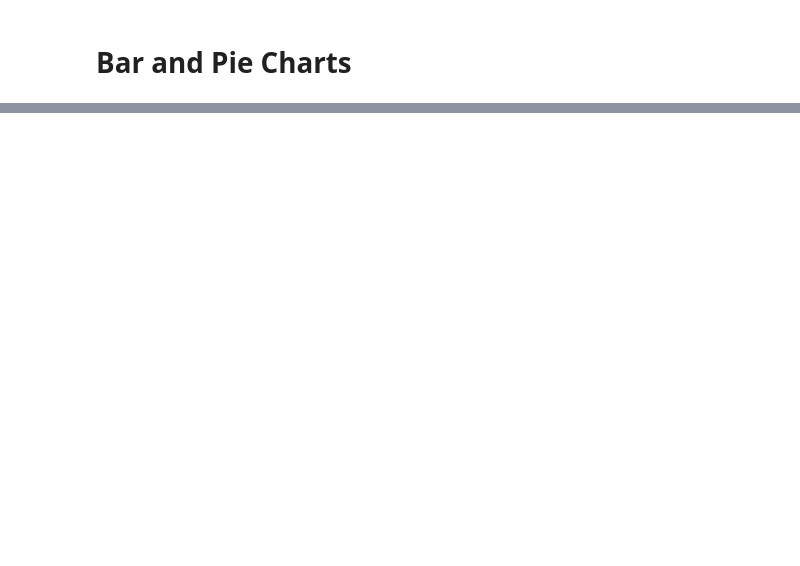
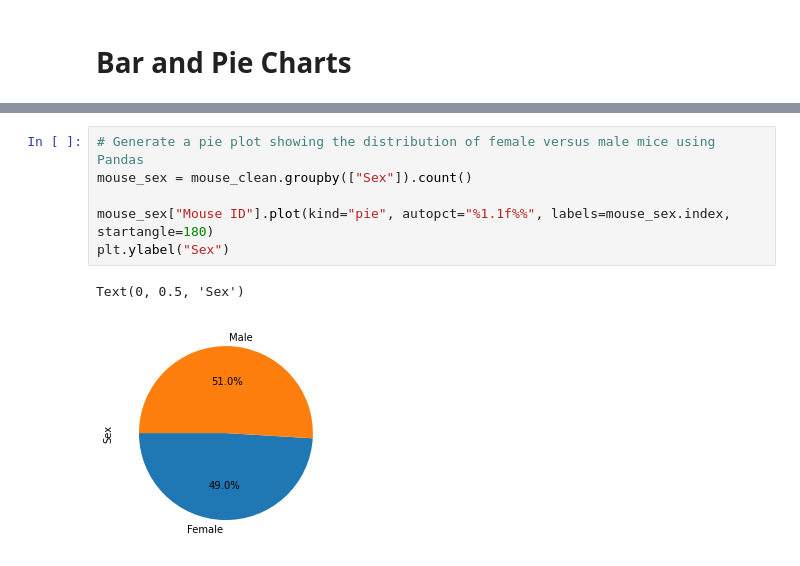
Before and after one commit to rileyunverferth/Mice-Tumor-Pharmaceutical-Analysis, a Jupyter notebook: pymaceuticals.ipynb, the cells around one changed output, grey strips where cells are left out. Saved outputs shown, nothing was run; the diff lists cells and outputs as text; blank space fills up the shorter version.

```diff
--- a/pymaceuticals.ipynb
+++ b/pymaceuticals.ipynb
@@ -151,0 +189,9 @@ Sorry this is incomplete! I will resubmit my finished code as soon as i can.
+# %%
+# Generate a pie plot showing the distribution of female versus male mice using Pandas
+mouse_sex = mouse_clean.groupby(["Sex"]).count()
+
+mouse_sex["Mouse ID"].plot(kind="pie", autopct="%1.1f%%", labels=mouse_sex.index, startangle=180)
+plt.ylabel("Sex")
+# %% [output]
+Text(0, 0.5, 'Sex')
+[figure, added]
```
Also changed, not shown: parts of 24 cells of this notebook.
